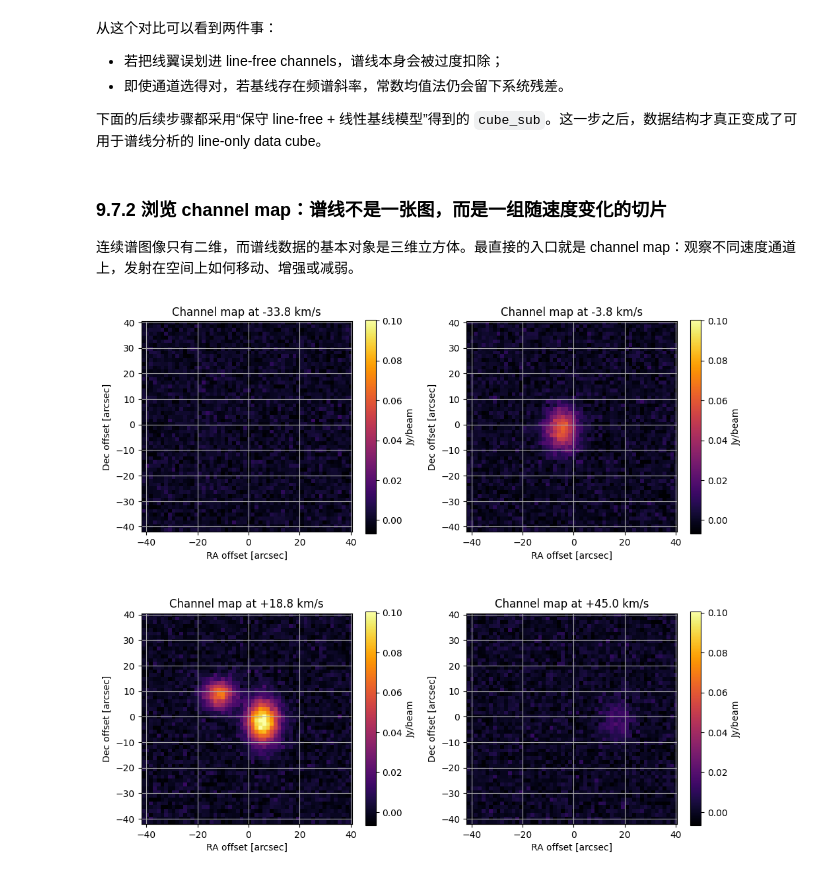
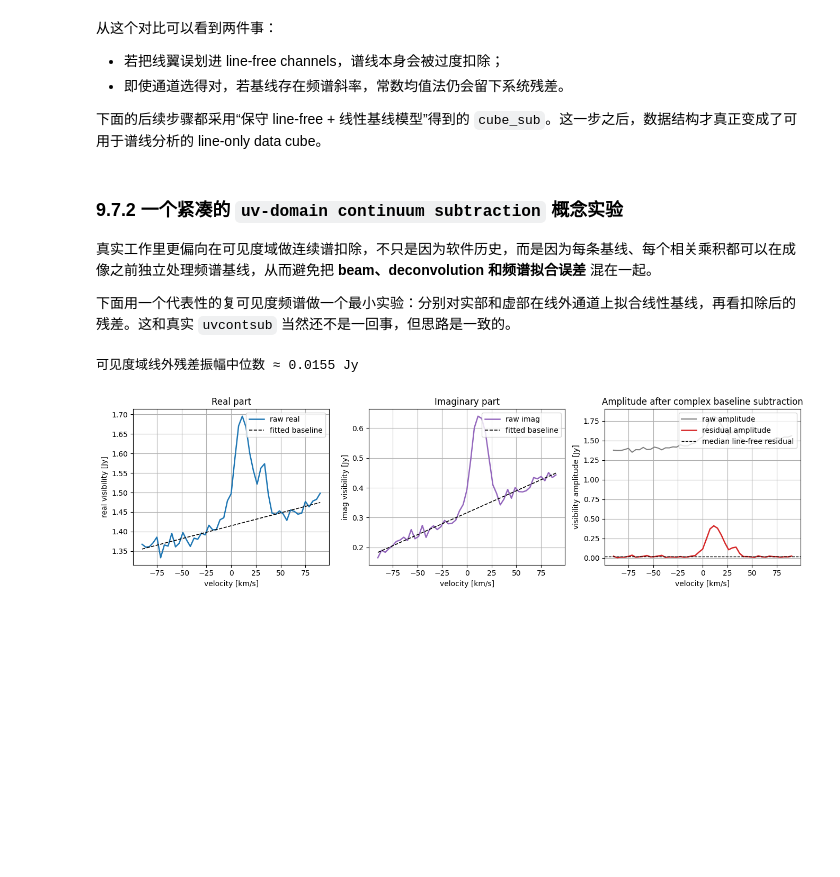
Before and after one commit to astronomical-data-processing/radio-interferometry, a Jupyter notebook: 9_Practical/9_7_spectral_line_processing.ipynb, the cells around one changed output. Cells and saved outputs as stored; diff of their text form; code cells hidden in the pictures; blank space fills up the shorter version.

Commit message:
Extend Chapter 9 spectral line interpretation

```diff
--- a/9_Practical/9_7_spectral_line_processing.ipynb
+++ b/9_Practical/9_7_spectral_line_processing.ipynb
@@ -293,29 +295,71 @@ continuum-subtracted cube 的噪声 RMS ≈ 0.0034 Jy/beam
 
 下面的后续步骤都采用“保守 line-free + 线性基线模型”得到的 `cube_sub`。这一步之后，数据结构才真正变成了可用于谱线分析的 line-only data cube。
 # %% [markdown]
-### 9.7.2 浏览 channel map：谱线不是一张图，而是一组随速度变化的切片
+### 9.7.2 一个紧凑的 `uv-domain continuum subtraction` 概念实验
 
-连续谱图像只有二维，而谱线数据的基本对象是三维立方体。最直接的入口就是 channel map：观察不同速度通道上，发射在空间上如何移动、增强或减弱。
+真实工作里更偏向在可见度域做连续谱扣除，不只是因为软件历史，而是因为每条基线、每个相关乘积都可以在成像之前独立处理频谱基线，从而避免把 **beam、deconvolution 和频谱拟合误差** 混在一起。
+
+下面用一个代表性的复可见度频谱做一个最小实验：分别对实部和虚部在线外通道上拟合线性基线，再看扣除后的残差。这和真实 `uvcontsub` 当然还不是一回事，但思路是一致的。
 # %%
-channel_targets = [-35.0, -5.0, 20.0, 45.0]
-channel_indices = [np.argmin(np.abs(vel_kms - target)) for target in channel_targets]
+vis_amp_cont = 1.45 + 0.0010 * vel_kms
+vis_phase_cont = 0.22 + 0.0009 * vel_kms
+vis_cont = vis_amp_cont * np.exp(1j * vis_phase_cont)
 
-fig, axes = plt.subplots(2, 2, figsize=(10, 9))
-for ax, idx in zip(axes.ravel(), channel_indices):
-    im = ax.imshow(
-        cube_sub[idx],
-        origin="lower",
-        extent=[coords[0], coords[-1], coords[0], coords[-1]],
-        cmap="inferno",
-        vmin=-2.0 * noise_rms,
-        vmax=np.max(cube_sub[channel_indices]) * 0.95,
-    )
-    ax.set_title(f"Channel map at {vel_kms[idx]:+.1f} km/s")
-    ax.set_xlabel("RA offset [arcsec]")
-    ax.set_ylabel("Dec offset [arcsec]")
-    plt.colorbar(im, ax=ax, shrink=0.82, label="Jy/beam")
+vis_line = 0.42 * np.exp(-0.5 * ((vel_kms - 12.0) / 8.0) ** 2) * np.exp(
+    1j * (0.75 + 0.009 * vel_kms)
+)
+vis_line += 0.12 * np.exp(-0.5 * ((vel_kms - 33.0) / 4.2) ** 2) * np.exp(
+    1j * (-0.35 + 0.004 * vel_kms)
+)
+vis_raw = vis_cont + vis_line + 0.015 * (
+    RNG.normal(size=vel_kms.size) + 1j * RNG.normal(size=vel_kms.size)
+)
+
+coeff_real = np.polyfit(
+    vel_kms[line_free_conservative], vis_raw.real[line_free_conservative], 1
+)
+coeff_imag = np.polyfit(
+    vel_kms[line_free_conservative], vis_raw.imag[line_free_conservative], 1
+)
+vis_model = np.polyval(coeff_real, vel_kms) + 1j * np.polyval(coeff_imag, vel_kms)
+vis_resid = vis_raw - vis_model
+
+fig, axes = plt.subplots(1, 3, figsize=(13.5, 3.9))
+
+axes[0].plot(vel_kms, vis_raw.real, color="tab:blue", lw=1.8, label="raw real")
+axes[0].plot(vel_kms, vis_model.real, color="black", ls="--", lw=1.2, label="fitted baseline")
+axes[0].set_xlabel("velocity [km/s]")
+axes[0].set_ylabel("real visibility [Jy]")
+axes[0].set_title("Real part")
+axes[0].legend(loc="upper right")
+
+axes[1].plot(vel_kms, vis_raw.imag, color="tab:purple", lw=1.8, label="raw imag")
+axes[1].plot(vel_kms, vis_model.imag, color="black", ls="--", lw=1.2, label="fitted baseline")
+axes[1].set_xlabel("velocity [km/s]")
+axes[1].set_ylabel("imag visibility [Jy]")
+axes[1].set_title("Imaginary part")
+axes[1].legend(loc="upper right")
+
+axes[2].plot(vel_kms, np.abs(vis_raw), color="tab:gray", lw=1.5, label="raw amplitude")
+axes[2].plot(vel_kms, np.abs(vis_resid), color="tab:red", lw=1.8, label="residual amplitude")
+axes[2].axhline(
+    np.median(np.abs(vis_resid[line_free_conservative])),
+    color="black",
+    ls="--",
+    lw=1.0,
+    label="median line-free residual",
+)
+axes[2].set_xlabel("velocity [km/s]")
+axes[2].set_ylabel("visibility amplitude [Jy]")
+axes[2].set_title("Amplitude after complex baseline subtraction")
+axes[2].legend(loc="upper right")
 
 plt.tight_layout()
+print(
+    "可见度域线外残差振幅中位数 ≈ "
+    f"{np.median(np.abs(vis_resid[line_free_conservative])):.4f} Jy"
+)
 # %% [output]
+可见度域线外残差振幅中位数 ≈ 0.0155 Jy
-[figure, old version]
+[figure, new version]
 # %% [markdown]
```
Also changed, not shown: parts of 21 cells of this notebook, 9 other files.
